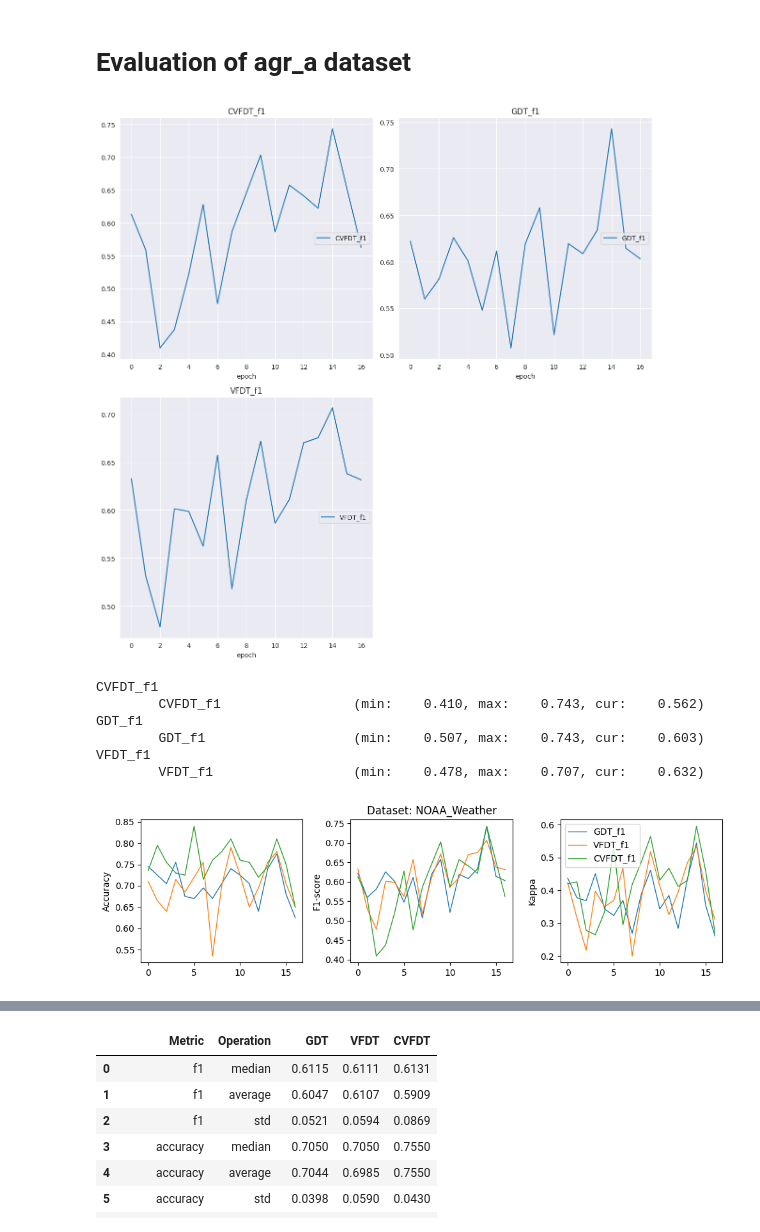
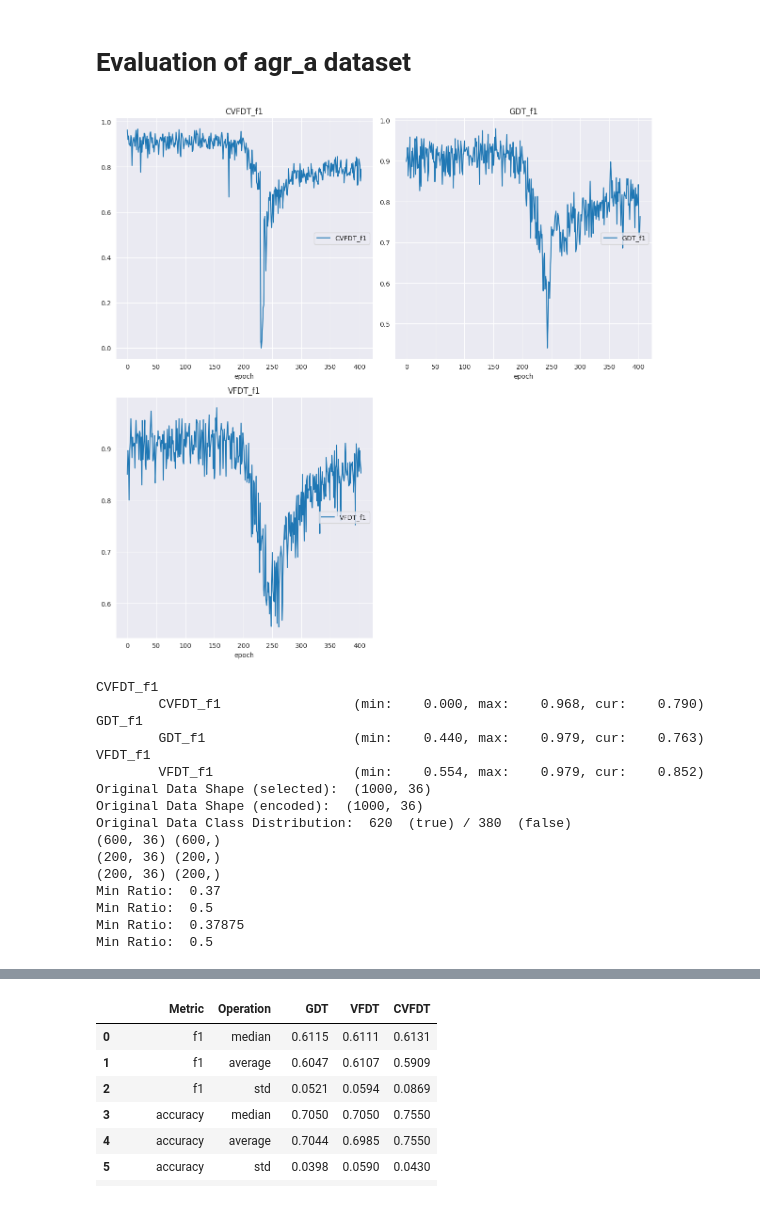
Before and after one commit to Leon209/Thesis, a Jupyter notebook: notebooks/agr_a_Evaluation.ipynb, the cells around one changed output, grey strips where cells are left out. Saved outputs shown, nothing was run; the diff lists cells and outputs as text; code cells hidden in the pictures.

```diff
--- a/notebooks/agr_a_Evaluation.ipynb
+++ b/notebooks/agr_a_Evaluation.ipynb
@@ -25,7 +25,7 @@ config = {
 
         'optimizer': 'adam',
 
-        'batch_size': 32,#120
+        'batch_size': 256,#120
         'epochs': 1,
 
         'restarts': 0,#
@@ -69,12 +69,10 @@ config = {
 
         'max_total_samples': 1000000,
         'chunk_size': 1000,#default 200
-        'pretrain_size': 1000,
+        'pretrain_size': 10000,
     },
 
     'benchmarks': {
-        #'sklearn': True,
-        #'GeneticTree': True,
     }
 }
 # %%
@@ -197,7 +195,7 @@ from sklearn.metrics import cohen_kappa_score
 
 VFDT_classifier = HoeffdingTreeClassifier()
 CVFDT_classifier = HoeffdingAdaptiveTreeClassifier(split_confidence = 0.001)
-dataset_name = 'NOAA_Weather'
+dataset_name = 'agr_g'
 
 config_training, metrics = prepare_training_for_streams(identifier = 'BIN:'+dataset_name, config = config)
 #load Dataset
@@ -430,41 +428,50 @@ for i in range(len(X_data_stream)):
     t1 = time.time()
     timer['prediction']['CVFDT'] = timer['prediction']['CVFDT']+t1-t0
 
 
 
     plotlosses_benchmark.update({'GDT_f1': GDT_f1,'VFDT_f1': VFDT_f1, 'CVFDT_f1':CVFDT_f1})
     plotlosses_benchmark.send()
 
 
     scores_GDT['f1'] = np.append(scores_GDT['f1'], GDT_f1)
     scores_VFDT['f1'] = np.append(scores_VFDT['f1'], VFDT_f1)
     scores_CVFDT['f1'] = np.append(scores_CVFDT['f1'], CVFDT_f1)
 
     scores_GDT['acc'] = np.append(scores_GDT['acc'], GDT_acc)
     scores_VFDT['acc'] = np.append(scores_VFDT['acc'], VFDT_acc)
     scores_CVFDT['acc'] = np.append(scores_CVFDT['acc'], CVFDT_acc)
 
     scores_GDT['kappa'] = np.append(scores_GDT['kappa'], GDT_kappa)
     scores_VFDT['kappa'] = np.append(scores_VFDT['kappa'], VFDT_kappa)
     scores_CVFDT['kappa'] = np.append(scores_CVFDT['kappa'], CVFDT_kappa)
 
 
 
 
     #scores_dict['GDT'] = calculate_scores(model_dict = model_dict,
      #                              dataset_dict = dataset_dict,
       #                             scores_dict = prepare_score_dict(config=config_training),
        #                            metrics = metrics)
 save_scores(dataset_name, scores_GDT, scores_VFDT, scores_CVFDT, VFDT_classifier, CVFDT_classifier, config, timer)
 # %% [output]
-[figure, old version]
+[figure, new version]
 CVFDT_f1
-        CVFDT_f1                 (min:    0.410, max:    0.743, cur:    0.562)
+        CVFDT_f1                 (min:    0.000, max:    0.968, cur:    0.790)
 GDT_f1
-        GDT_f1                   (min:    0.507, max:    0.743, cur:    0.603)
+        GDT_f1                   (min:    0.440, max:    0.979, cur:    0.763)
 VFDT_f1
-        VFDT_f1                  (min:    0.478, max:    0.707, cur:    0.632)
+        VFDT_f1                  (min:    0.554, max:    0.979, cur:    0.852)
+Original Data Shape (selected):  (1000, 36)
+Original Data Shape (encoded):  (1000, 36)
+Original Data Class Distribution:  620  (true) / 380  (false)
+(600, 36) (600,)
+(200, 36) (200,)
+(200, 36) (200,)
+Min Ratio:  0.37
+Min Ratio:  0.5
+Min Ratio:  0.37875
+Min Ratio:  0.5
-[figure, removed]
 # %%
 #Plot results
 X = np.arange(0, len(scores_GDT['f1']), 1)
```
Also changed, not shown: parts of 3 cells of this notebook, 11 other files.
